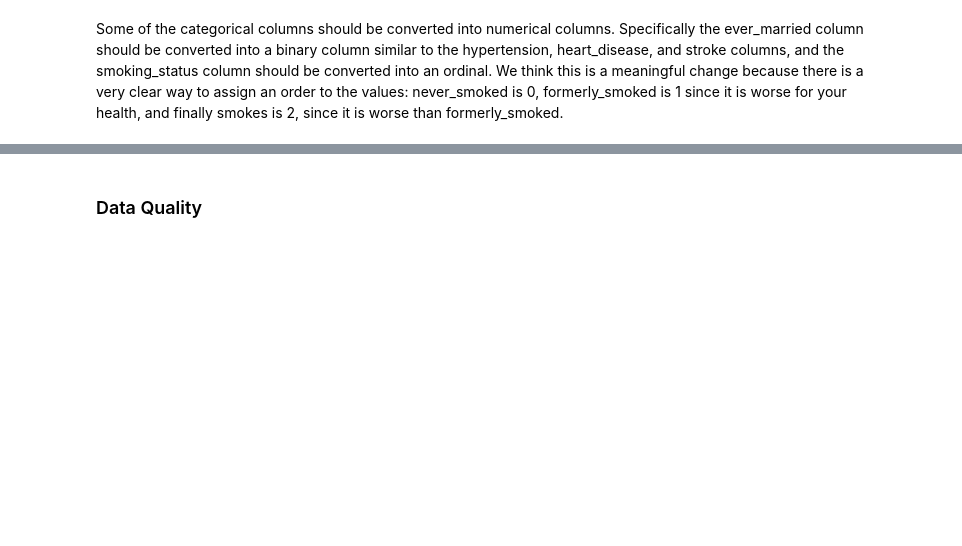
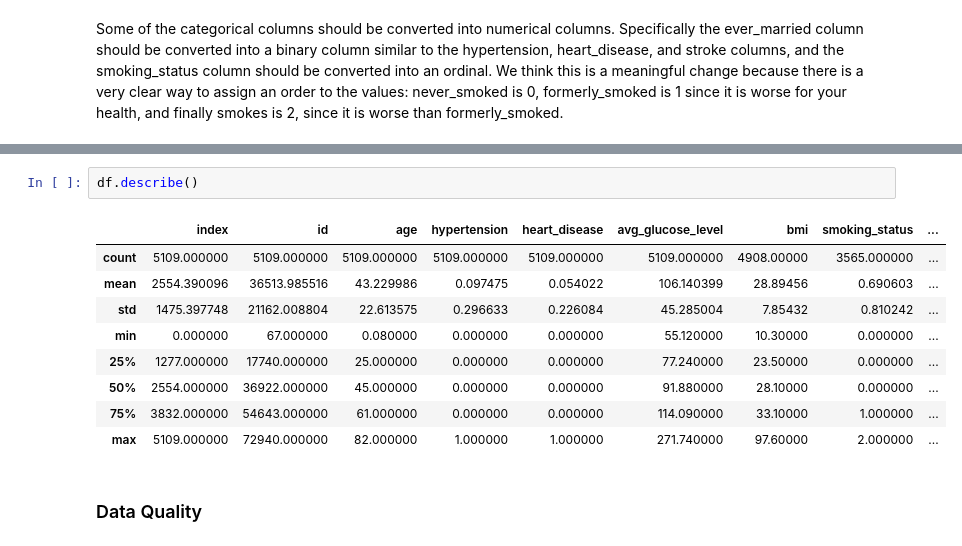
Before and after one commit to HaydenCenter/CS7324-Labs, a Jupyter notebook: Lab1/Lab One - Exploring Table Data - Master.ipynb, the cells around one changed output, grey strips where cells are left out. Saved outputs shown, nothing was run; the diff lists cells and outputs as text; blank space fills up the shorter version.

```diff
--- a/Lab1/Lab One - Exploring Table Data - Master.ipynb
+++ b/Lab1/Lab One - Exploring Table Data - Master.ipynb
@@ -117,3 +194,15 @@ df = df.reset_index()
+# %%
+df.describe()
+# %% [output]
+|  | index | id | age | hypertension | heart_disease | avg_glucose_level | bmi | smoking_status | ... |
+| count | 5109.000000 | 5109.000000 | 5109.000000 | 5109.000000 | 5109.000000 | 5109.000000 | 4908.00000 | 3565.000000 | ... |
+| mean | 2554.390096 | 36513.985516 | 43.229986 | 0.097475 | 0.054022 | 106.140399 | 28.89456 | 0.690603 | ... |
+| std | 1475.397748 | 21162.008804 | 22.613575 | 0.296633 | 0.226084 | 45.285004 | 7.85432 | 0.810242 | ... |
+| min | 0.000000 | 67.000000 | 0.080000 | 0.000000 | 0.000000 | 55.120000 | 10.30000 | 0.000000 | ... |
+| 25% | 1277.000000 | 17740.000000 | 25.000000 | 0.000000 | 0.000000 | 77.240000 | 23.50000 | 0.000000 | ... |
+| 50% | 2554.000000 | 36922.000000 | 45.000000 | 0.000000 | 0.000000 | 91.880000 | 28.10000 | 0.000000 | ... |
+| 75% | 3832.000000 | 54643.000000 | 61.000000 | 0.000000 | 0.000000 | 114.090000 | 33.10000 | 1.000000 | ... |
+| max | 5109.000000 | 72940.000000 | 82.000000 | 1.000000 | 1.000000 | 271.740000 | 97.60000 | 2.000000 | ... |
 # %% [markdown]
 ### Data Quality
 # %% [markdown]
```
Also changed, not shown: parts of 31 cells of this notebook, 1 other file.
